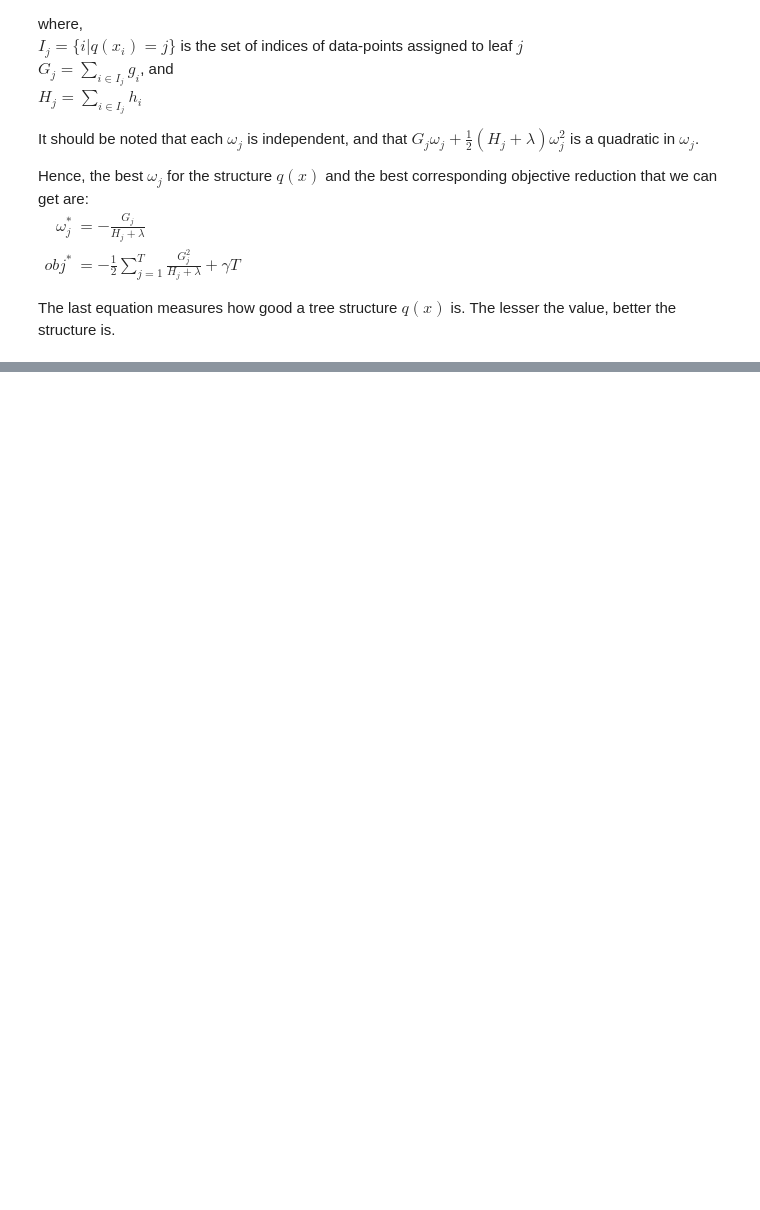
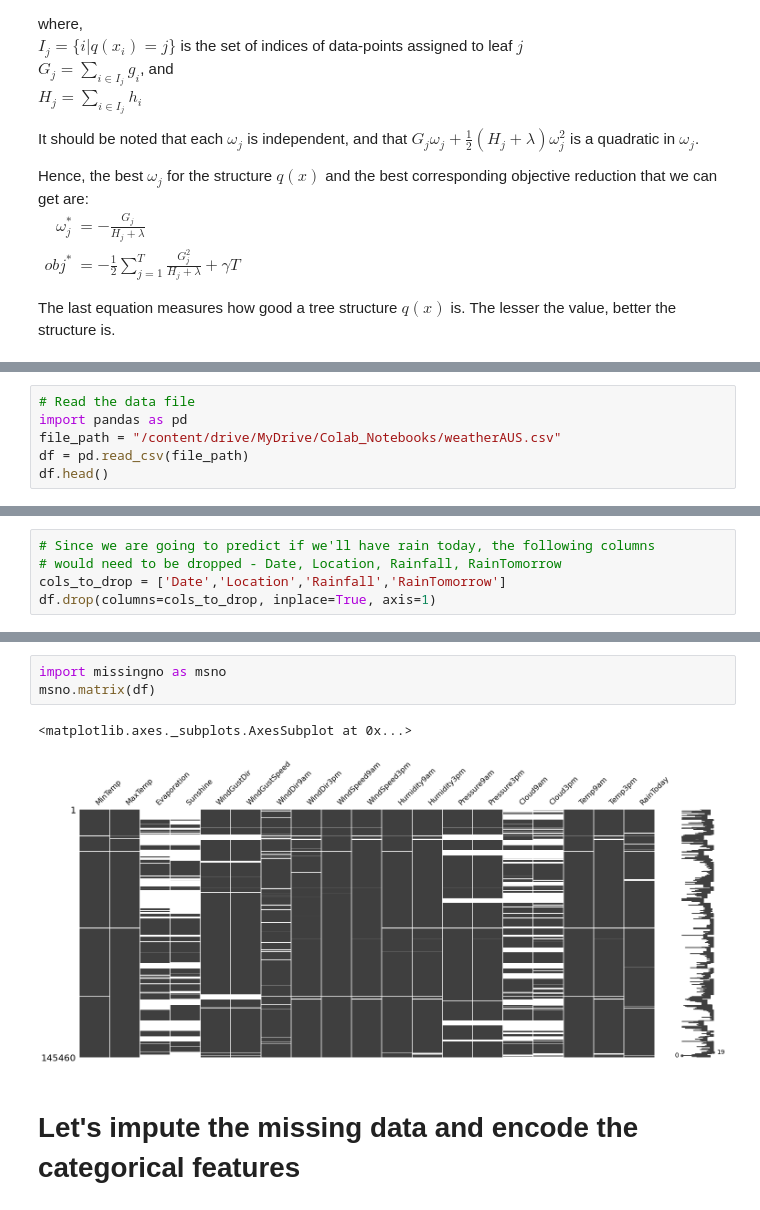
Before and after one commit to divyanshu-raj6379/xgboost, a Jupyter notebook: XGBoost.ipynb, the cells around one changed output, grey strips where cells are left out. Drawn from its saved outputs; the diff is of its cells as text; blank space fills up the shorter version.

```diff
--- a/XGBoost.ipynb
+++ b/XGBoost.ipynb
@@ -64,0 +67,6 @@ The last equation measures how good a tree structure $q(x)$ is. The lesser the v
+# %%
+# Read the data file
+import pandas as pd
+file_path = "/content/drive/MyDrive/Colab_Notebooks/weatherAUS.csv"
+df = pd.read_csv(file_path)
+df.head()
@@ -64,0 +114,5 @@ The last equation measures how good a tree structure $q(x)$ is. The lesser the v
+# %%
+# Since we are going to predict if we'll have rain today, the following columns
+# would need to be dropped - Date, Location, Rainfall, RainTomorrow
+cols_to_drop = ['Date','Location','Rainfall','RainTomorrow']
+df.drop(columns=cols_to_drop, inplace=True, axis=1)
@@ -64,0 +152,8 @@ The last equation measures how good a tree structure $q(x)$ is. The lesser the v
+# %%
+import missingno as msno
+msno.matrix(df)
+# %% [output]
+<matplotlib.axes._subplots.AxesSubplot at 0x...>
+[figure, added]
+# %% [markdown]
+# Let's impute the missing data and encode the categorical features
```
Also changed, not shown: parts of 34 cells of this notebook.
